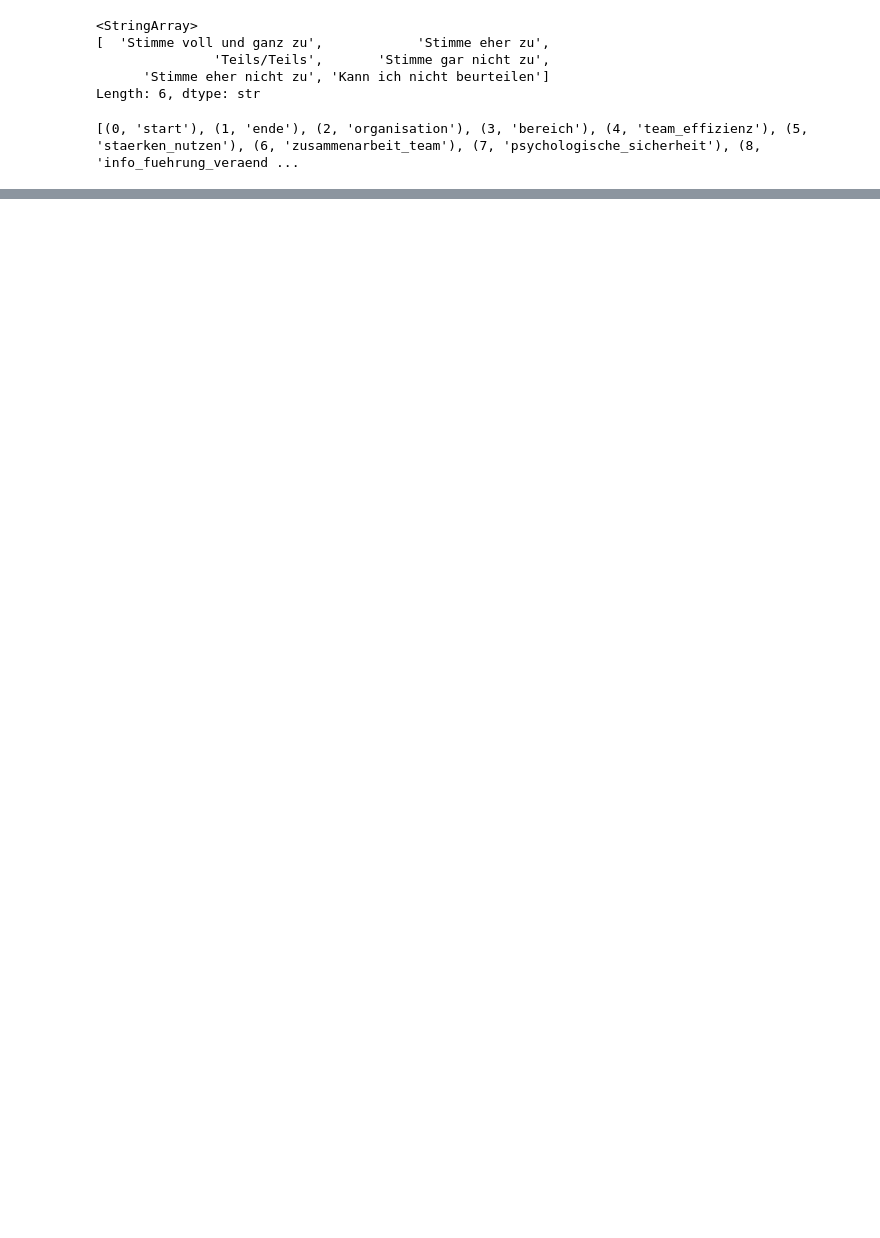
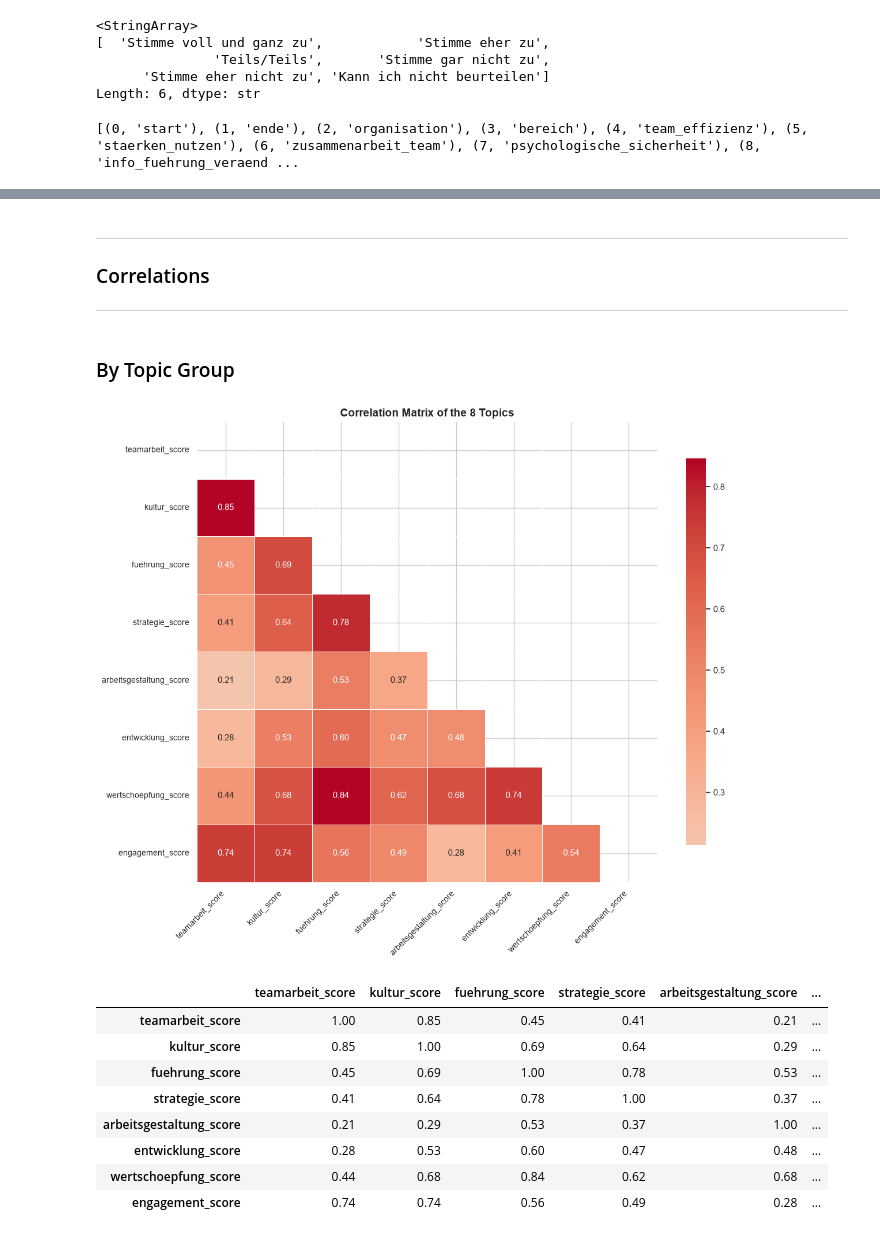
Before and after one commit to IzziePy/ELFI-capstone, a Jupyter notebook: eda.ipynb, the cells around one changed output, grey strips where cells are left out. Saved outputs shown, nothing was run; the diff lists cells and outputs as text; code cells hidden in the pictures; blank space fills up the shorter version.

```diff
--- a/eda.ipynb
+++ b/eda.ipynb
@@ -168,0 +565,15 @@ data.head(3).T
+# %%
+# Save the topic scores for later analysis (e.g., correlation, modeling)
+for name, spalten_liste in kategorien_dict.items():
+    # Properly replace umlauts and spaces
+    clean_name = (
+        name.lower()
+        .replace(" ", "_")
+        .replace("ä", "ae")
+        .replace("ö", "oe")
+        .replace("ü", "ue")
+    )
+    data[f'{clean_name}_score'] = data[spalten_liste].mean(axis=1)
+
+# Example: New columns in the DataFrame
+print(data.filter(like='_score').columns.tolist())
@@ -168,0 +601,60 @@ data.head(3).T
+# %% [markdown]
+---
+
+### Correlations
+
+---
+# %% [markdown]
+### By Topic Group
+# %%
+# Topic score columns
+score_cols = [
+    'teamarbeit_score',
+    'kultur_score',
+    'fuehrung_score',
+    'strategie_score',
+    'arbeitsgestaltung_score',
+    'entwicklung_score',
+    'wertschoepfung_score',
+    'engagement_score'
+]
+
+# Calculate the correlation matrix
+corr_matrix = data[score_cols].corr()
+
+# Create the heatmap
+plt.figure(figsize=(12, 10))
+mask = np.triu(np.ones_like(corr_matrix, dtype=bool))  # Upper triangle mask
+
+sns.heatmap(
+    corr_matrix,
+    mask=mask,
+    annot=True,
+    fmt='.2f',
+    cmap='coolwarm',
+    center=0,
+    square=True,
+    linewidths=0.5,
+    cbar_kws={"shrink": 0.8},
+    annot_kws={'fontsize': 11}
+)
+
+plt.title('Correlation Matrix of the 8 Topics', fontsize=14, fontweight='bold')
+plt.xticks(rotation=45, ha='right', fontsize=10)
+plt.yticks(fontsize=10)
+plt.tight_layout()
+plt.show()
+
+# Correlation matrix as a table
+display(corr_matrix.round(2))
+# %% [output]
+[figure, added]
+|  | teamarbeit_score | kultur_score | fuehrung_score | strategie_score | arbeitsgestaltung_score | ... |
+| teamarbeit_score | 1.00 | 0.85 | 0.45 | 0.41 | 0.21 | ... |
+| kultur_score | 0.85 | 1.00 | 0.69 | 0.64 | 0.29 | ... |
+| fuehrung_score | 0.45 | 0.69 | 1.00 | 0.78 | 0.53 | ... |
+| strategie_score | 0.41 | 0.64 | 0.78 | 1.00 | 0.37 | ... |
+| arbeitsgestaltung_score | 0.21 | 0.29 | 0.53 | 0.37 | 1.00 | ... |
+| entwicklung_score | 0.28 | 0.53 | 0.60 | 0.47 | 0.48 | ... |
+| wertschoepfung_score | 0.44 | 0.68 | 0.84 | 0.62 | 0.68 | ... |
+| engagement_score | 0.74 | 0.74 | 0.56 | 0.49 | 0.28 | ... |
```
Also changed, not shown: parts of 75 cells of this notebook, 2 other files.
